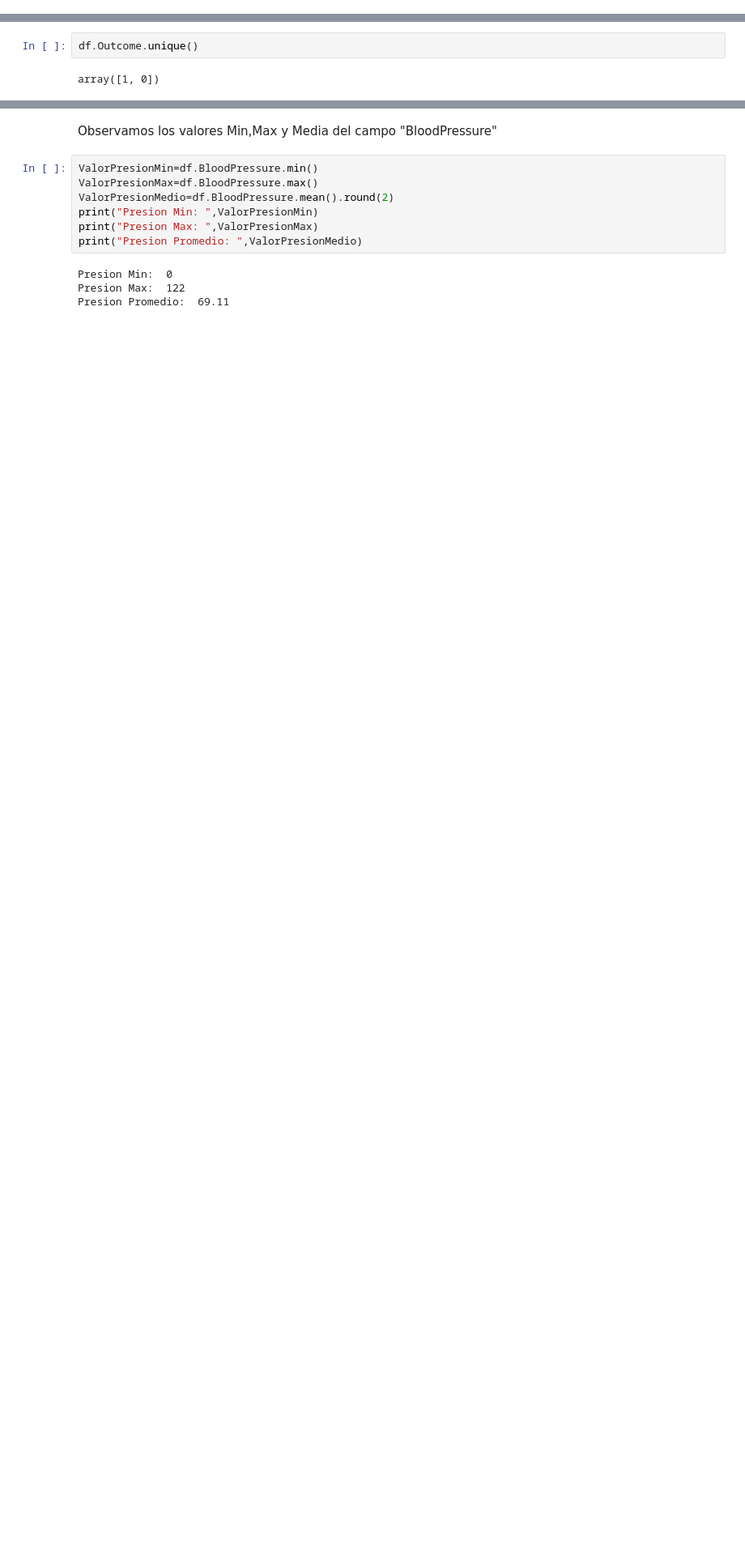
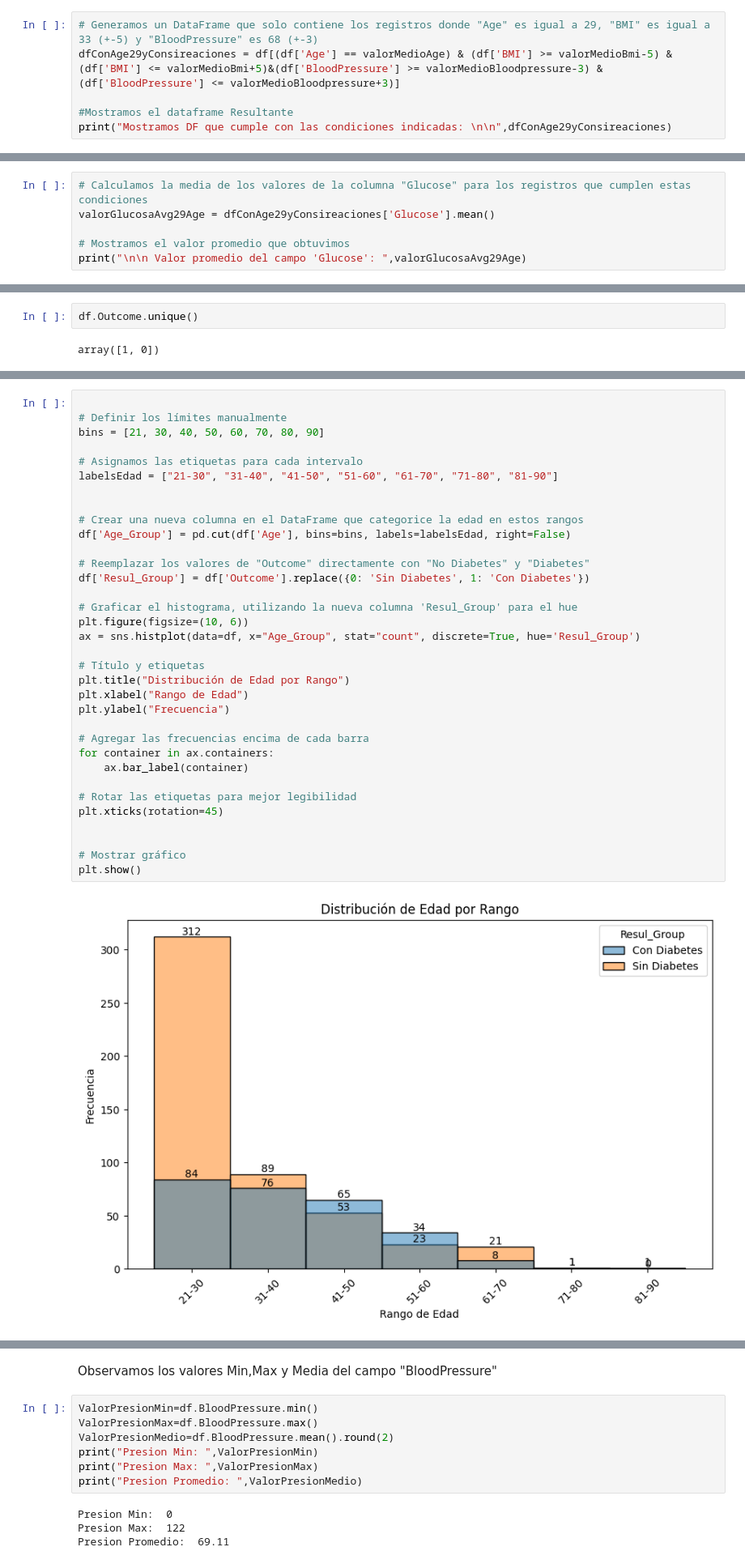
Before and after one commit to gabrielcan/ModeloDeDatosDiabetesPima, a Jupyter notebook: ModeloDiabetes.ipynb, the cells around one changed output, grey strips where cells are left out. Shown at 81% size. Saved outputs shown, nothing was run; the diff lists cells and outputs as text; blank space fills up the shorter version.

Commit message:
Actualizamos valores en el modelo y agregamos gráficas. Manejando columnas "nan" de Glucose primero...

```diff
--- a/ModeloDiabetes.ipynb
+++ b/ModeloDiabetes.ipynb
@@ -181,0 +235,6 @@ dtype: int64
+# %%
+# Generamos un DataFrame que solo contiene los registros donde "Age" es igual a 29, "BMI" es igual a 33 (+-5) y "BloodPressure" es 68 (+-3)
+dfConAge29yConsireaciones = df[(df['Age'] == valorMedioAge) & (df['BMI'] >= valorMedioBmi-5) & (df['BMI'] <= valorMedioBmi+5)&(df['BloodPressure'] >= valorMedioBloodpressure-3) & (df['BloodPressure'] <= valorMedioBloodpressure+3)]
+
+#Mostramos el dataframe Resultante
+print("Mostramos DF que cumple con las condiciones indicadas: \n\n",dfConAge29yConsireaciones)
@@ -181,0 +255,6 @@ dtype: int64
+# %%
+# Calculamos la media de los valores de la columna "Glucose" para los registros que cumplen estas condiciones
+valorGlucosaAvg29Age = dfConAge29yConsireaciones['Glucose'].mean()
+
+# Mostramos el valor promedio que obtuvimos
+print("\n\n Valor promedio del campo 'Glucose': ",valorGlucosaAvg29Age)
@@ -297,0 +307,36 @@ plt.show()
+# %%
+
+# Definir los límites manualmente
+bins = [21, 30, 40, 50, 60, 70, 80, 90]
+
+# Asignamos las etiquetas para cada intervalo
+labelsEdad = ["21-30", "31-40", "41-50", "51-60", "61-70", "71-80", "81-90"]
+
+
+# Crear una nueva columna en el DataFrame que categorice la edad en estos rangos
+df['Age_Group'] = pd.cut(df['Age'], bins=bins, labels=labelsEdad, right=False)
+
+# Reemplazar los valores de "Outcome" directamente con "No Diabetes" y "Diabetes"
+df['Resul_Group'] = df['Outcome'].replace({0: 'Sin Diabetes', 1: 'Con Diabetes'})
+
+# Graficar el histograma, utilizando la nueva columna 'Resul_Group' para el hue
+plt.figure(figsize=(10, 6))
+ax = sns.histplot(data=df, x="Age_Group", stat="count", discrete=True, hue='Resul_Group')
+
+# Título y etiquetas
+plt.title("Distribución de Edad por Rango")
+plt.xlabel("Rango de Edad")
+plt.ylabel("Frecuencia")
+
+# Agregar las frecuencias encima de cada barra
+for container in ax.containers:
+    ax.bar_label(container)
+
+# Rotar las etiquetas para mejor legibilidad
+plt.xticks(rotation=45)
+
+
+# Mostrar gráfico
+plt.show()
+# %% [output]
+[figure, added]
```
Also changed, not shown: parts of 59 cells of this notebook.
